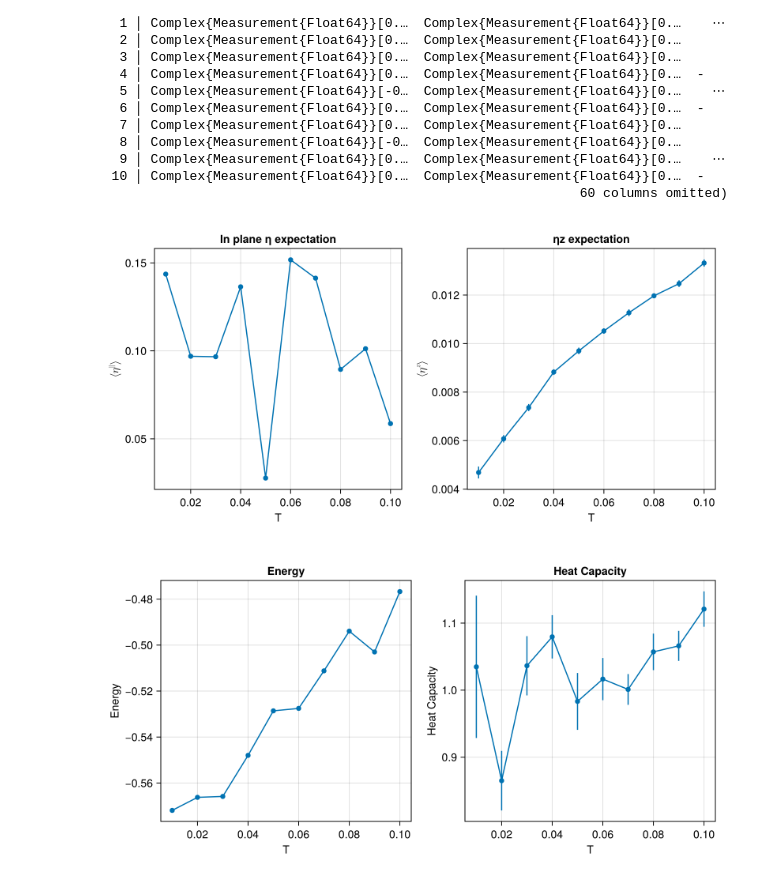
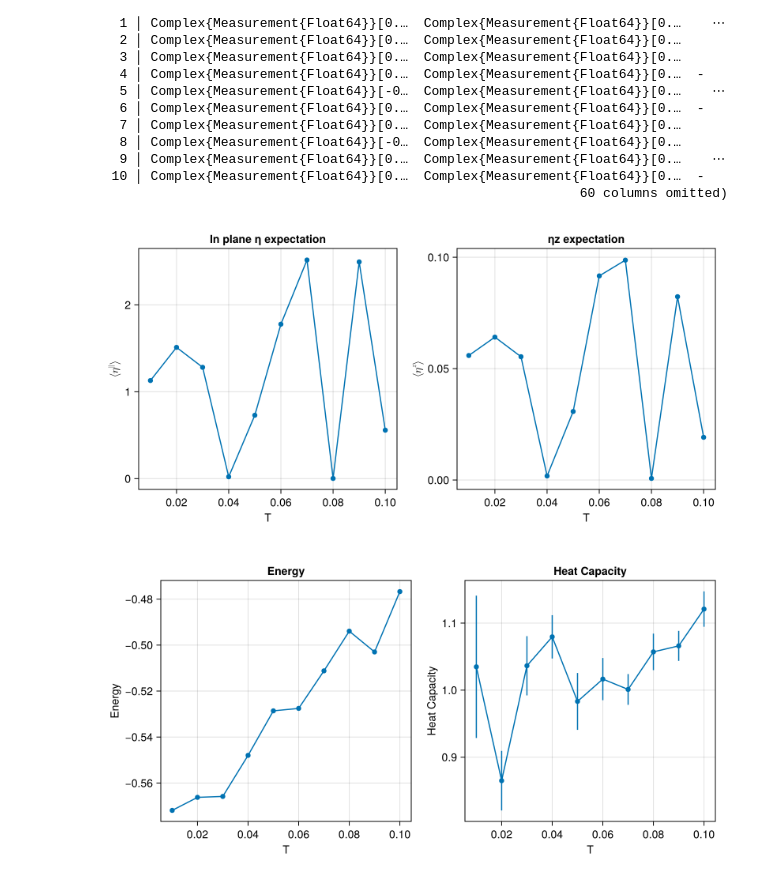
Before and after one commit to PatXue/WignerMolecule.jl, a Jupyter notebook: analysis/dimer-model.ipynb, the cells around one changed output. Saved outputs shown, nothing was run; the diff lists cells and outputs as text; code cells hidden in the pictures.

```diff
--- a/analysis/dimer-model.ipynb
+++ b/analysis/dimer-model.ipynb
@@ -93,12 +93,14 @@ JobResult("../dimer-jobs", "vbs", 10×62 DataFrame
 # %%
 fig = Figure(size=(800, 400))
 fig[1,1] = ax = Axis(fig, title="In plane η expectation", xlabel="T", ylabel=L"\langle\eta^\parallel\rangle")
-generate_plot!(ax, :T, :ηxy, results.data)
+generate_plot!(ax, :T, :sk_corr_M2, results.data)
 fig[1,2] = ax = Axis(fig, title="ηz expectation", xlabel="T", ylabel=L"\langle\eta^z\rangle")
-generate_plot!(ax, :T, :ηz, results.data)
+generate_plot!(ax, :T, :ηk_corr_M2, results.data) do ηk
+    real(ηk[1,1] + ηk[2,2])
+end
 fig
 # %% [output]
-[figure, old version]
+[figure, new version]
 # %%
 fig = Figure(size=(800, 400))
 fig[1,1] = ax = Axis(fig, title="Energy", xlabel="T", ylabel="Energy")
```
Also changed, not shown: parts of 3 cells of this notebook.
